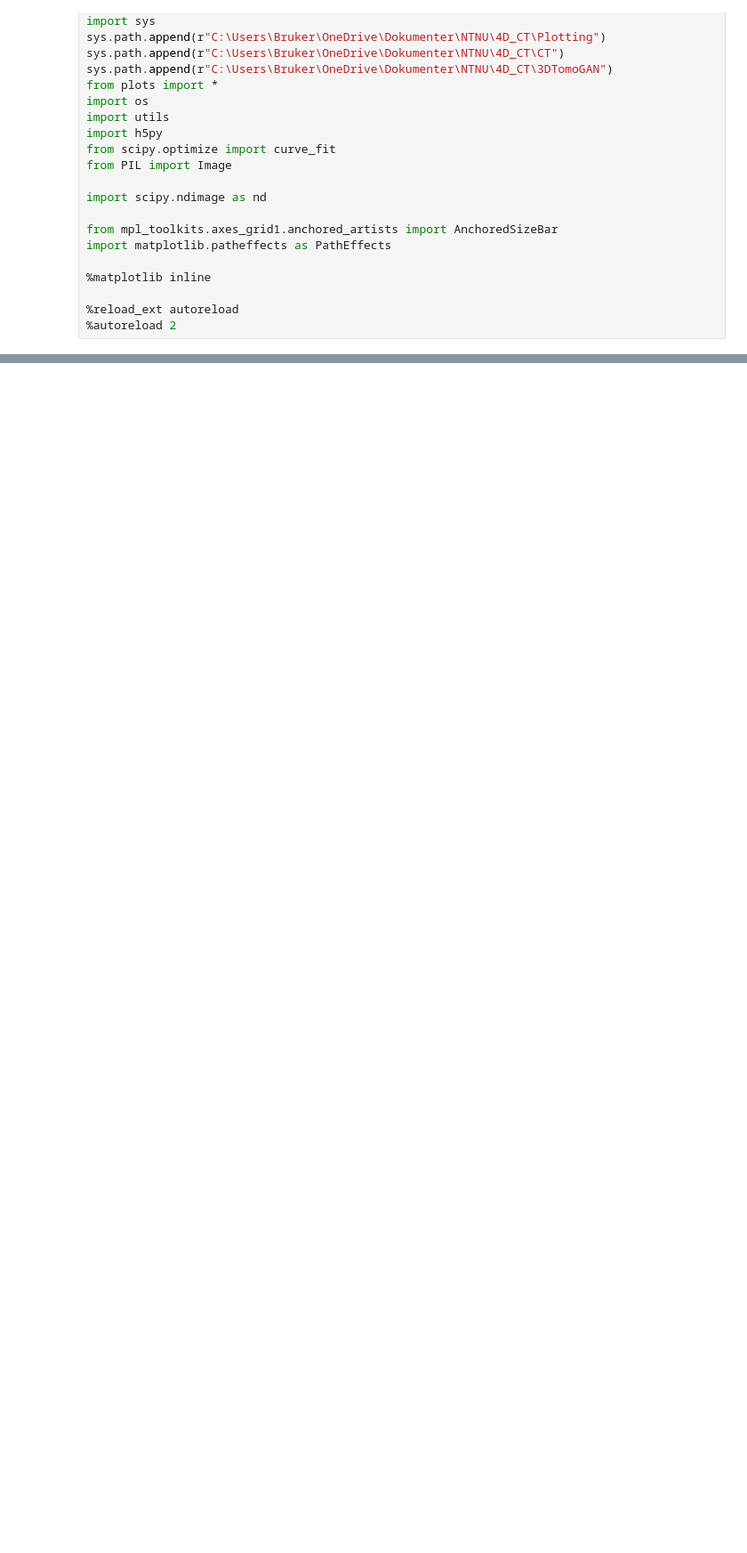
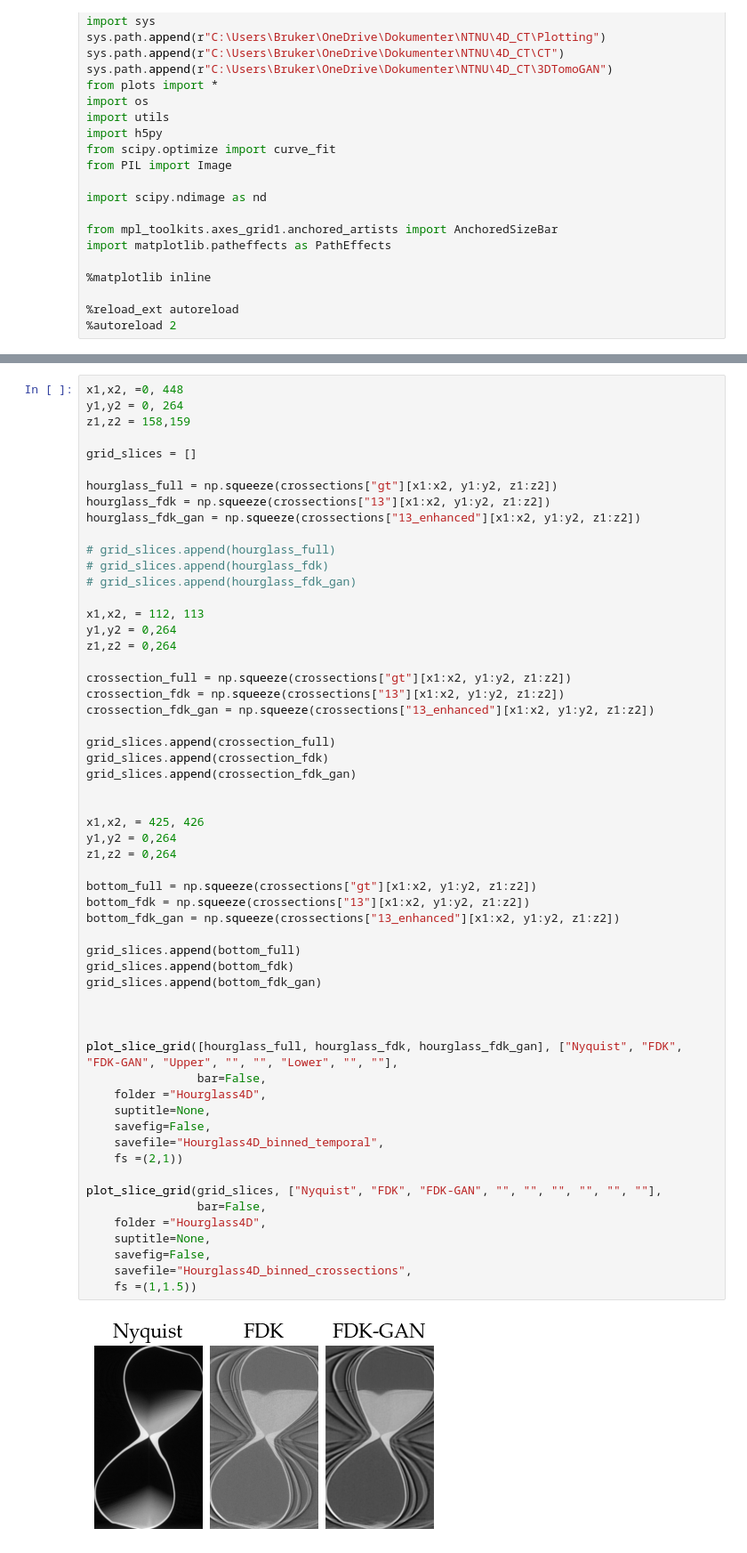
Before and after one commit to RubenDragland/4D_CT, a Jupyter notebook: Analysis/hourglass_dynamical.ipynb, the cells around one changed output, grey strips where cells are left out. Shown at 89% size. Cells and saved outputs as stored; diff of their text form; blank space fills up the shorter version.

```diff
--- a/Analysis/hourglass_dynamical.ipynb
+++ b/Analysis/hourglass_dynamical.ipynb
@@ -70,0 +80,59 @@ for j,(id,key) in enumerate(zip(identifiers, keys)):
+# %%
+x1,x2, =0, 448
+y1,y2 = 0, 264
+z1,z2 = 158,159
+
+grid_slices = []
+
+hourglass_full = np.squeeze(crossections["gt"][x1:x2, y1:y2, z1:z2])
+hourglass_fdk = np.squeeze(crossections["13"][x1:x2, y1:y2, z1:z2])
+hourglass_fdk_gan = np.squeeze(crossections["13_enhanced"][x1:x2, y1:y2, z1:z2])
+
+# grid_slices.append(hourglass_full)
+# grid_slices.append(hourglass_fdk)
+# grid_slices.append(hourglass_fdk_gan)
+
+x1,x2, = 112, 113
+y1,y2 = 0,264
+z1,z2 = 0,264
+
+crossection_full = np.squeeze(crossections["gt"][x1:x2, y1:y2, z1:z2])
+crossection_fdk = np.squeeze(crossections["13"][x1:x2, y1:y2, z1:z2])
+crossection_fdk_gan = np.squeeze(crossections["13_enhanced"][x1:x2, y1:y2, z1:z2])
+
+grid_slices.append(crossection_full)
+grid_slices.append(crossection_fdk)
+grid_slices.append(crossection_fdk_gan)
+
+
+x1,x2, = 425, 426
+y1,y2 = 0,264
+z1,z2 = 0,264
+
+bottom_full = np.squeeze(crossections["gt"][x1:x2, y1:y2, z1:z2])
+bottom_fdk = np.squeeze(crossections["13"][x1:x2, y1:y2, z1:z2])
+bottom_fdk_gan = np.squeeze(crossections["13_enhanced"][x1:x2, y1:y2, z1:z2])
+
+grid_slices.append(bottom_full)
+grid_slices.append(bottom_fdk)
+grid_slices.append(bottom_fdk_gan)
+
+
+
+plot_slice_grid([hourglass_full, hourglass_fdk, hourglass_fdk_gan], ["Nyquist", "FDK", "FDK-GAN", "Upper", "", "", "Lower", "", ""],
+                bar=False,
+    folder ="Hourglass4D",
+    suptitle=None,
+    savefig=False,
+    savefile="Hourglass4D_binned_temporal",
+    fs =(2,1))
+
+plot_slice_grid(grid_slices, ["Nyquist", "FDK", "FDK-GAN", "", "", "", "", "", ""],
+                bar=False,
+    folder ="Hourglass4D",
+    suptitle=None,
+    savefig=False,
+    savefile="Hourglass4D_binned_crossections",
+    fs =(1,1.5))
+# %% [output]
+[figure, added]
```
Also changed, not shown: parts of 7 cells of this notebook.
